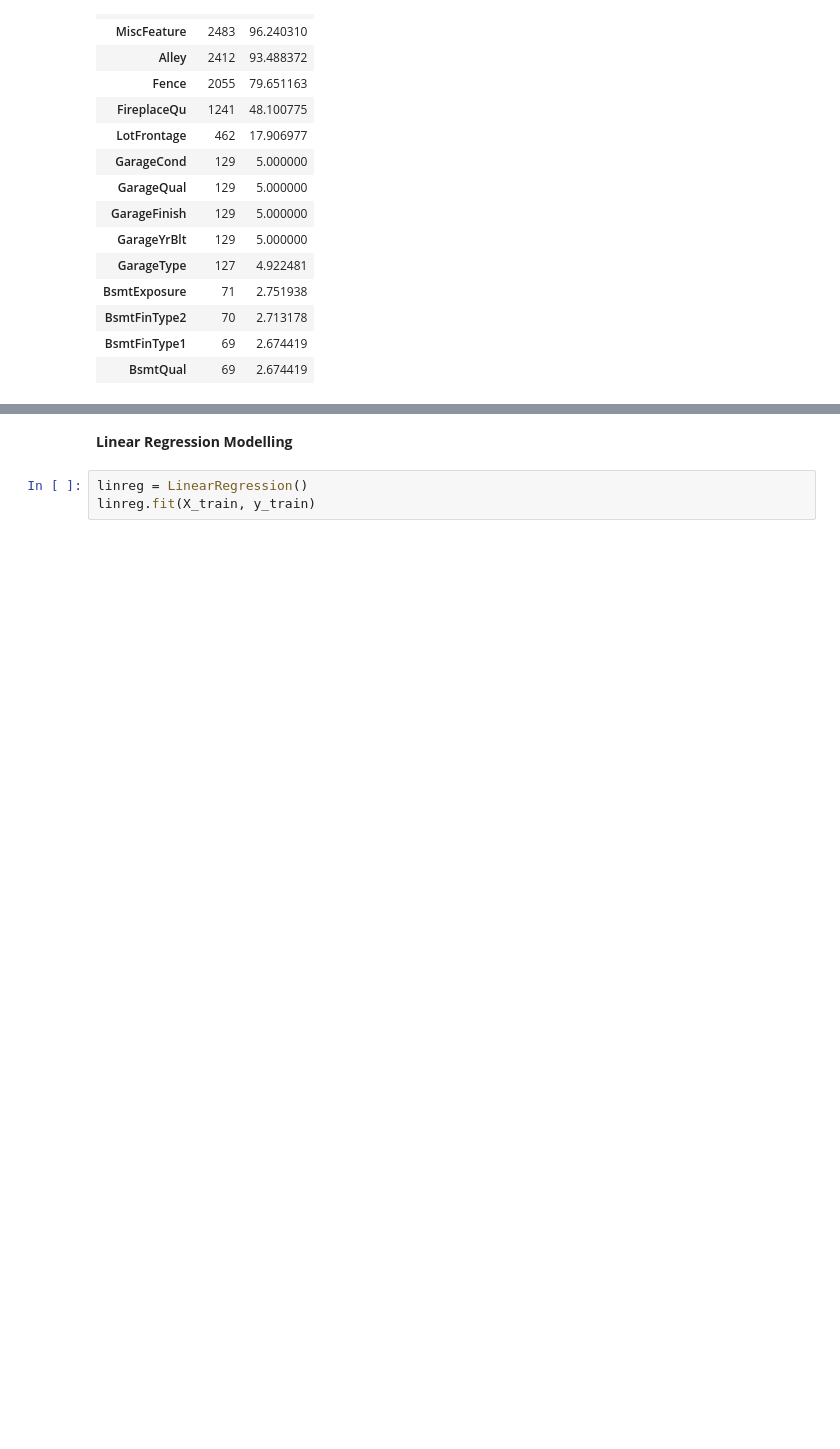
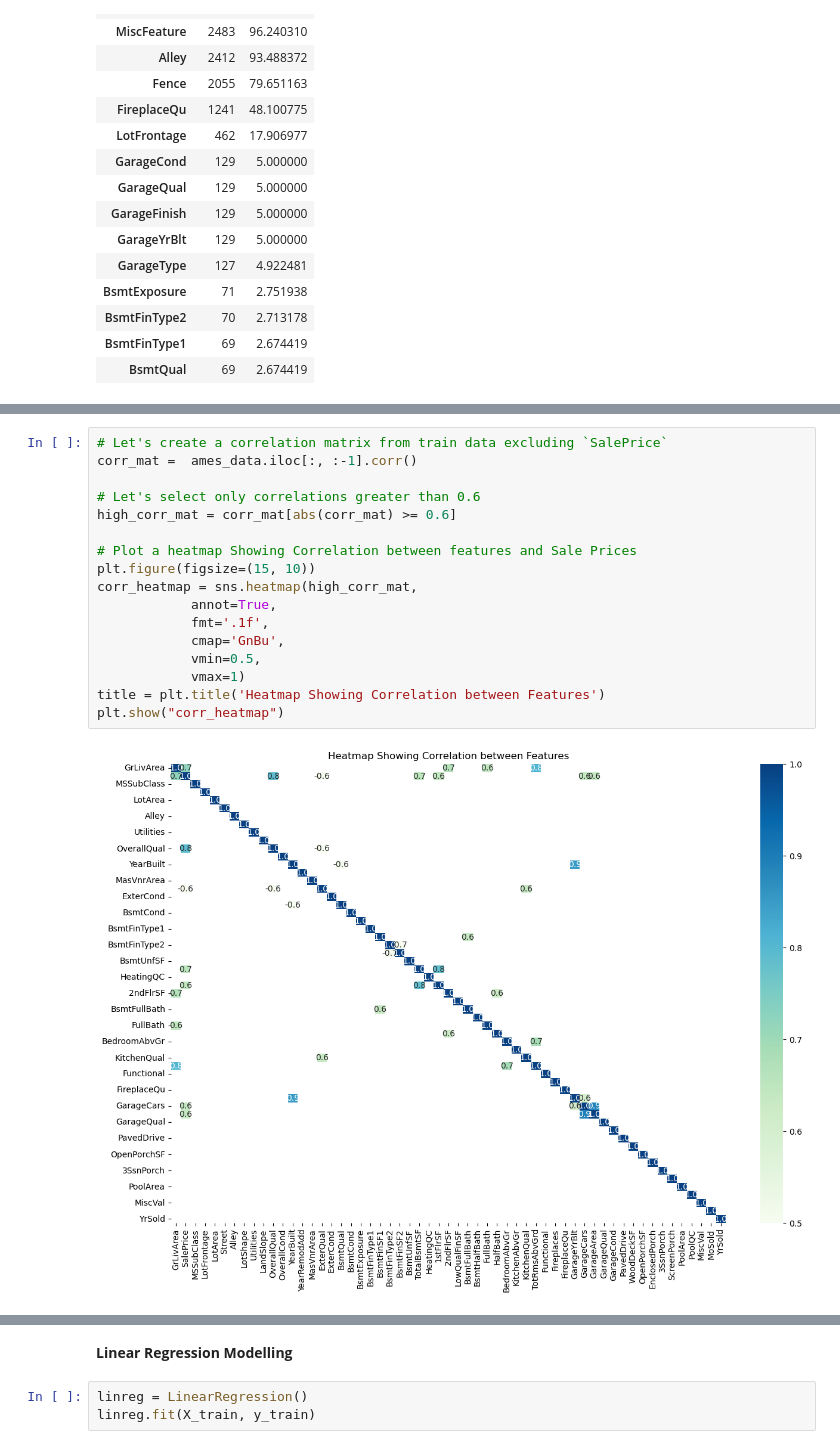
Before and after one commit to boniale/Prediction_Ames_House_Prices, a Jupyter notebook: Ames_Hous_Prices_Prediction_Project_Report.ipynb, the cells around one changed output, grey strips where cells are left out. Cells and saved outputs as stored; diff of their text form; blank space fills up the shorter version.

```diff
--- a/Ames_Hous_Prices_Prediction_Project_Report.ipynb
+++ b/Ames_Hous_Prices_Prediction_Project_Report.ipynb
@@ -292 +329,20 @@ plt.show("barplot_corr")
+# %%
+# Let's create a correlation matrix from train data excluding `SalePrice`
+corr_mat =  ames_data.iloc[:, :-1].corr()
+
+# Let's select only correlations greater than 0.6
+high_corr_mat = corr_mat[abs(corr_mat) >= 0.6]
+
+# Plot a heatmap Showing Correlation between features and Sale Prices
+plt.figure(figsize=(15, 10))
+corr_heatmap = sns.heatmap(high_corr_mat,
+            annot=True,
+            fmt='.1f',
+            cmap='GnBu',
+            vmin=0.5,
+            vmax=1)
+title = plt.title('Heatmap Showing Correlation between Features')
+plt.show("corr_heatmap")
+# %% [output]
+[figure, added]
 # %% [markdown]
```
Also changed, not shown: parts of 58 cells of this notebook.
